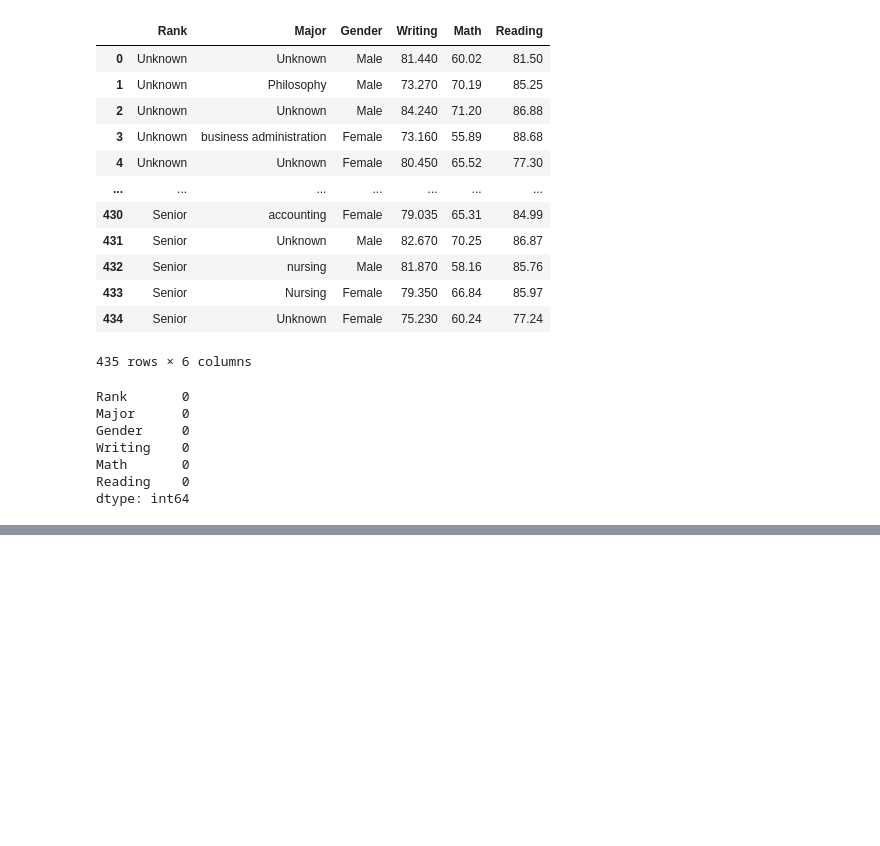
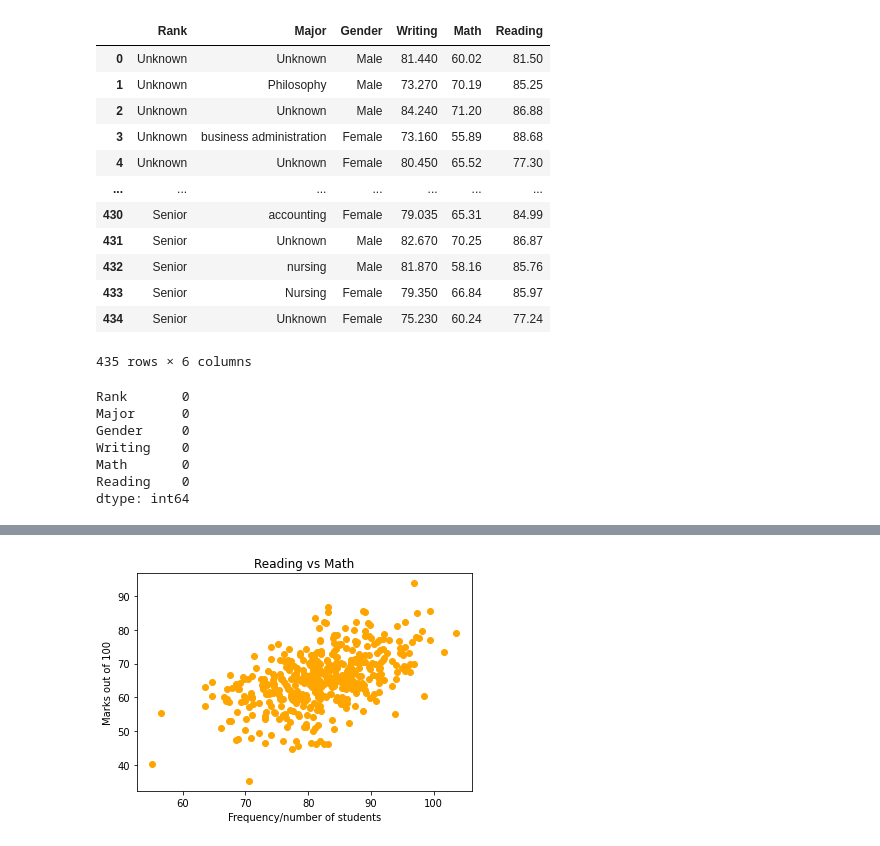
Before and after one commit to cornel-kim/samples, a Jupyter notebook: Lesson2.ipynb, the cells around one changed output, grey strips where cells are left out. Drawn from its saved outputs; the diff is of its cells as text; code cells hidden in the pictures; blank space fills up the shorter version.

```diff
--- a/Lesson2.ipynb
+++ b/Lesson2.ipynb
@@ -196,0 +218,10 @@ dtype: int64
+# %%
+#scatter plot graph(bivariate)
+x, y = plt.subplots()
+y.scatter(subset1['Reading'], subset1['Math'], color="Orange")
+y.set_title("Reading vs Math")
+y.set_xlabel("Frequency/number of students")
+y.set_ylabel("Marks out of 100")
+plt.show()
+# %% [output]
+[figure, added]
```
Also changed, not shown: parts of 4 cells of this notebook.
